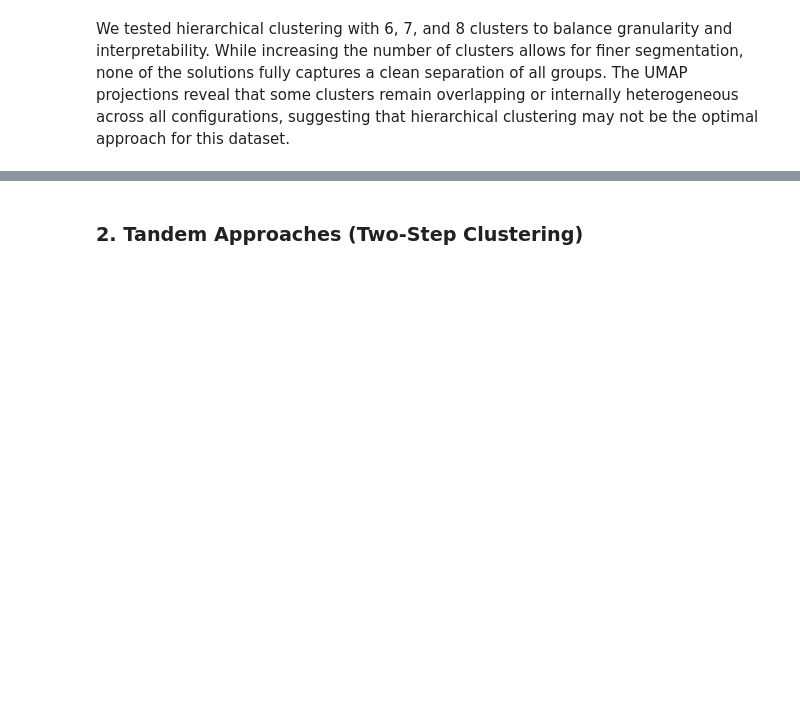
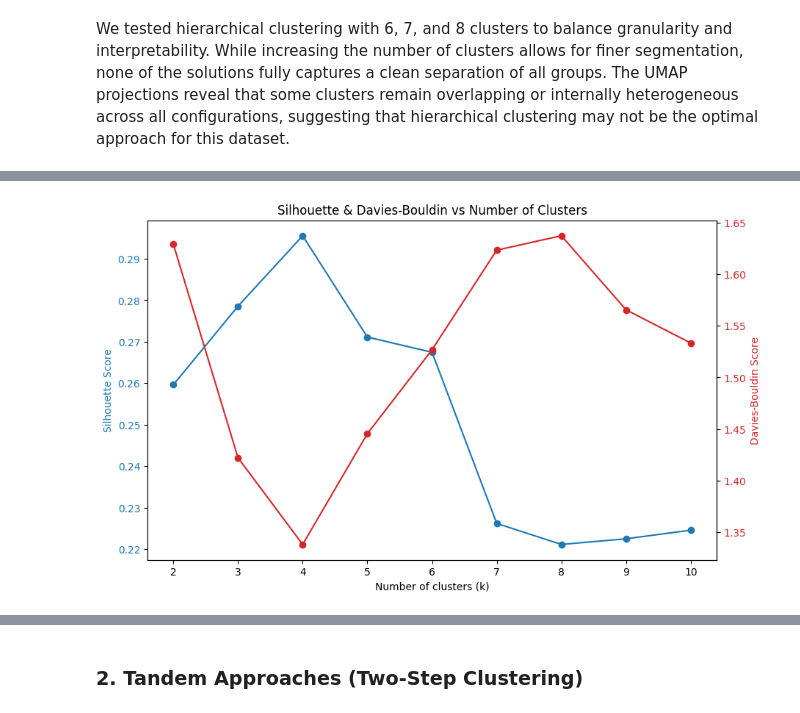
Before and after one commit to tiagocrz/ML-II-Customer-Segmentation, a Jupyter notebook: Notebooks/Clustering.ipynb, the cells around one changed output, grey strips where cells are left out. Cells and saved outputs as stored; diff of their text form; code cells hidden in the pictures; blank space fills up the shorter version.

Commit message:
1.2 K-Means

```diff
--- a/Notebooks/Clustering.ipynb
+++ b/Notebooks/Clustering.ipynb
@@ -111,0 +133,35 @@ We tested hierarchical clustering with 6, 7, and 8 clusters to balance granulari
+# %%
+range_n_clusters = range(2, 11)
+silhouette_scores = []
+davies_bouldin_scores = []
+
+for k in range_n_clusters:
+    kmeans = KMeans(n_clusters=k, init='k-means++', n_init=10, random_state=42)
+    labels = kmeans.fit_predict(clustering_customer_info)
+
+    sil_score = silhouette_score(clustering_customer_info, labels)
+    db_score = davies_bouldin_score(clustering_customer_info, labels)
+
+    silhouette_scores.append(sil_score)
+    davies_bouldin_scores.append(db_score)
+
+# plotting both metrics
+fig, ax1 = plt.subplots(figsize=(10, 6))
+
+color = 'tab:blue'
+ax1.set_xlabel('Number of clusters (k)')
+ax1.set_ylabel('Silhouette Score', color=color)
+ax1.plot(range_n_clusters, silhouette_scores, marker='o', color=color)
+ax1.tick_params(axis='y', labelcolor=color)
+
+ax2 = ax1.twinx()
+
+color = 'tab:red'
+ax2.set_ylabel('Davies-Bouldin Score', color=color)
+ax2.plot(range_n_clusters, davies_bouldin_scores, marker='o', color=color)
+ax2.tick_params(axis='y', labelcolor=color)
+
+plt.title("Silhouette & Davies-Bouldin vs Number of Clusters")
+plt.show()
+# %% [output]
+[figure, added]
```
Also changed, not shown: parts of 9 cells of this notebook.
